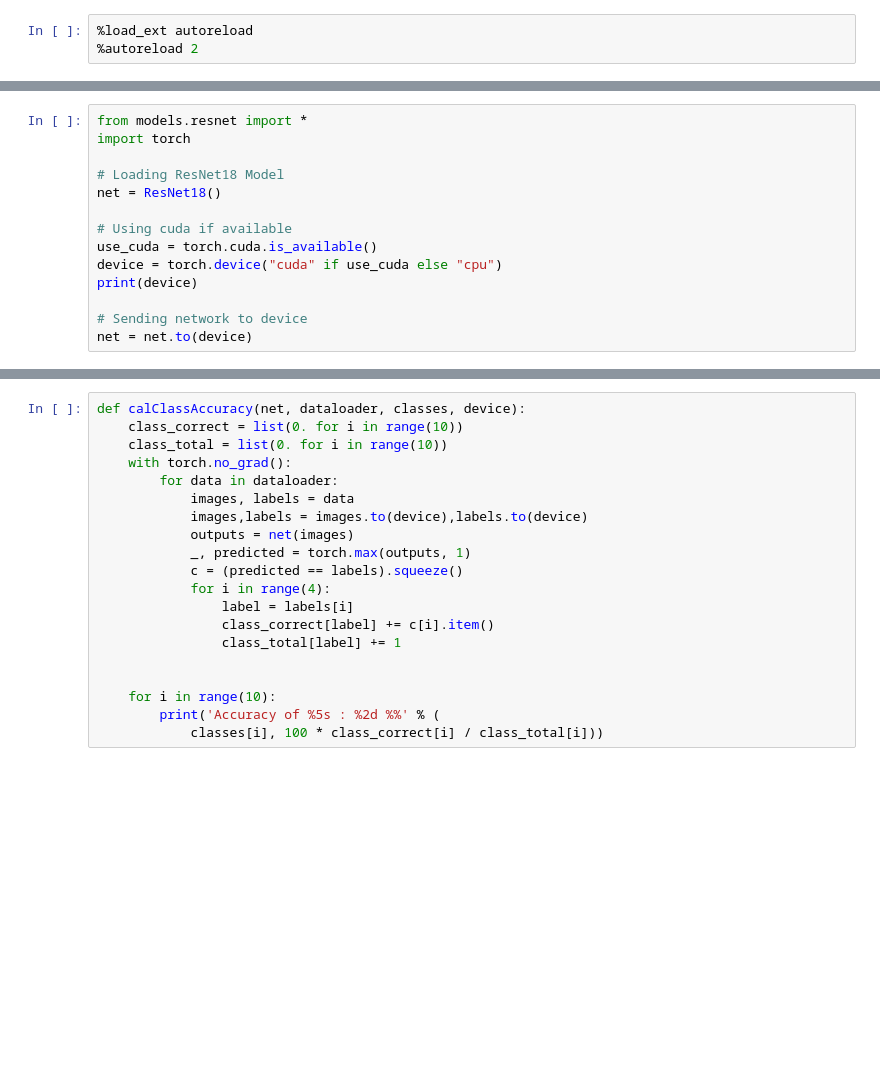
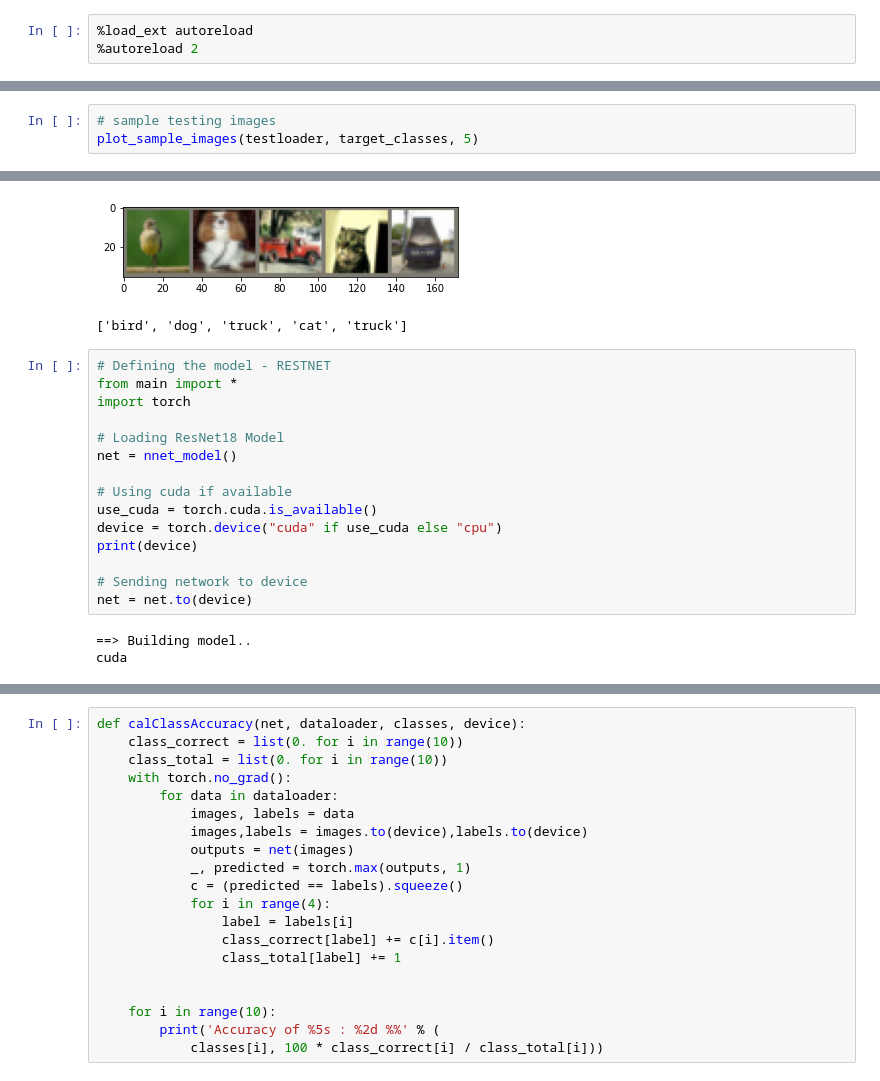
Before and after one commit to navrat/EVA_phase1_2022_23, a Jupyter notebook: S7_CIFAR_RESNET_GRADCAM/S7_RESNET_CIFAR_GRADCAM.ipynb, the cells around one changed output, grey strips where cells are left out. Cells and saved outputs as stored; diff of their text form; blank space fills up the shorter version.

```diff
--- a/S7_CIFAR_RESNET_GRADCAM/S7_RESNET_CIFAR_GRADCAM.ipynb
+++ b/S7_CIFAR_RESNET_GRADCAM/S7_RESNET_CIFAR_GRADCAM.ipynb
@@ -38,0 +73,4 @@ cifar10.data_summary_stats()
+# %%
+# sample testing images
+plot_sample_images(testloader, target_classes, 5)
+# %% [output]
@@ -39,9 +78,12 @@ cifar10.data_summary_stats()
+[figure, added]
+['bird', 'dog', 'truck', 'cat', 'truck']
 # %%
-from models.resnet import *
+# Defining the model - RESTNET
+from main import *
 import torch
 
 # Loading ResNet18 Model
-net = ResNet18()
+net = nnet_model()
 
 # Using cuda if available
 use_cuda = torch.cuda.is_available()
@@ -50,6 +92,9 @@ print(device)
 
 # Sending network to device
 net = net.to(device)
+# %% [output]
+==> Building model..
+cuda
 # %%
 !pip install torchsummary
 from torchsummary import summary
```
Also changed, not shown: parts of 21 cells of this notebook.
